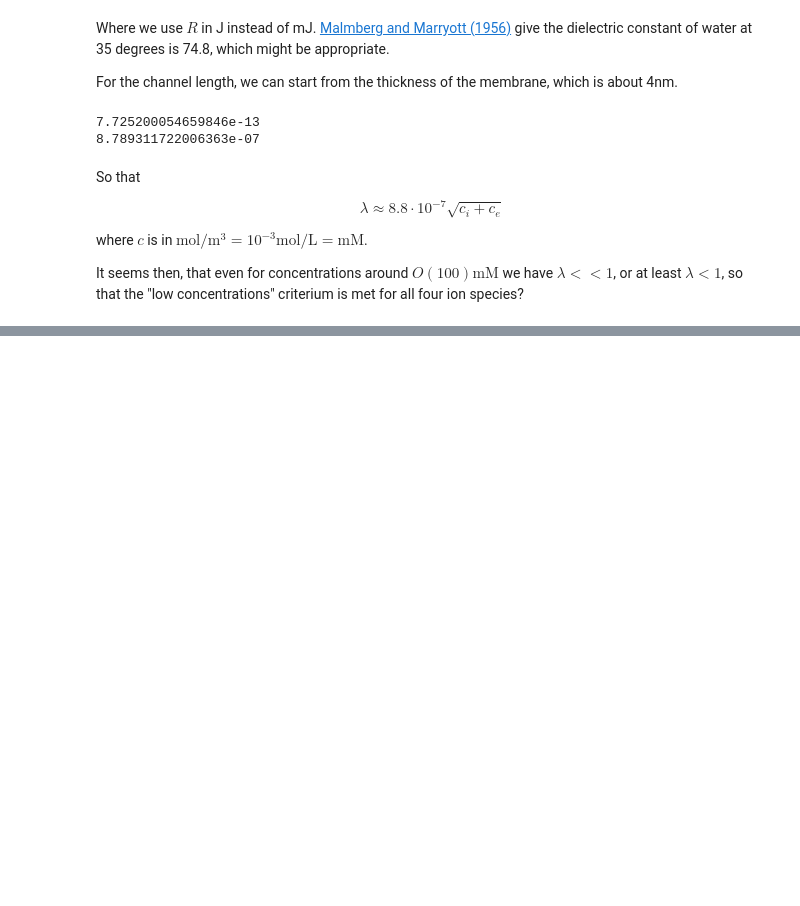
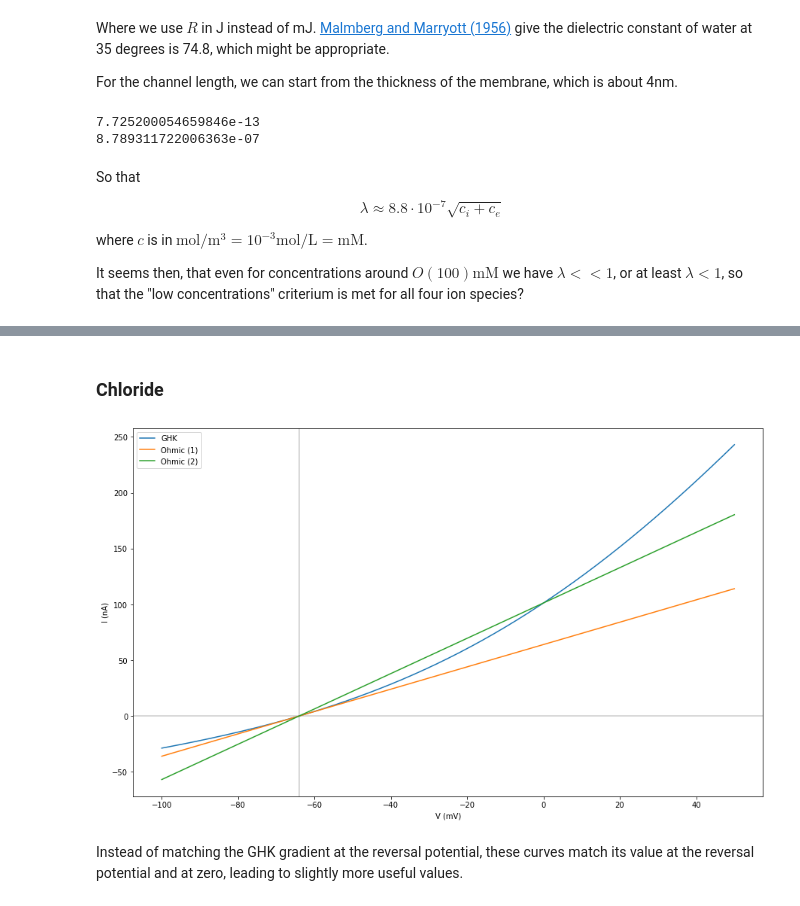
Before and after one commit to MichaelClerx/driving-term, a Jupyter notebook: Driving term comparison.ipynb, the cells around one changed output, grey strips where cells are left out. Cells and saved outputs as stored; diff of their text form; code cells hidden in the pictures; blank space fills up the shorter version.

```diff
--- a/Driving term comparison.ipynb
+++ b/Driving term comparison.ipynb
@@ -391,0 +478,20 @@ It seems then, that even for concentrations around $O(100) \text{mM}$ we have $\
+# %% [markdown]
+### Chloride
+# %%
+vcl = np.linspace(-100, 50, 151) + 1e-9
+
+fig = plt.figure(figsize=(15, 9))
+ax = fig.add_subplot(1, 1, 1)
+ax.set_xlabel('V (mV)')
+ax.set_ylabel('I (nA)')
+ax.axhline(color='k', alpha=0.2)
+ax.axvline(nernst(cli, cle, z=-1), color='k', alpha=0.2)
+ax.plot(vcl, ghk(vcl, cli, cle, z=-1), label='GHK')
+ax.plot(vcl, ohm(vcl, cli, cle, z=-1), label='Ohmic (1)')
+ax.plot(vcl, ohm2(vcl, cli, cle, z=-1), label='Ohmic (2)')
+plt.legend()
+plt.show()
+# %% [output]
+[figure, added]
+# %% [markdown]
+Instead of matching the GHK gradient at the reversal potential, these curves match its value at the reversal potential and at zero, leading to slightly more useful values.
```
Also changed, not shown: parts of 11 cells of this notebook.
